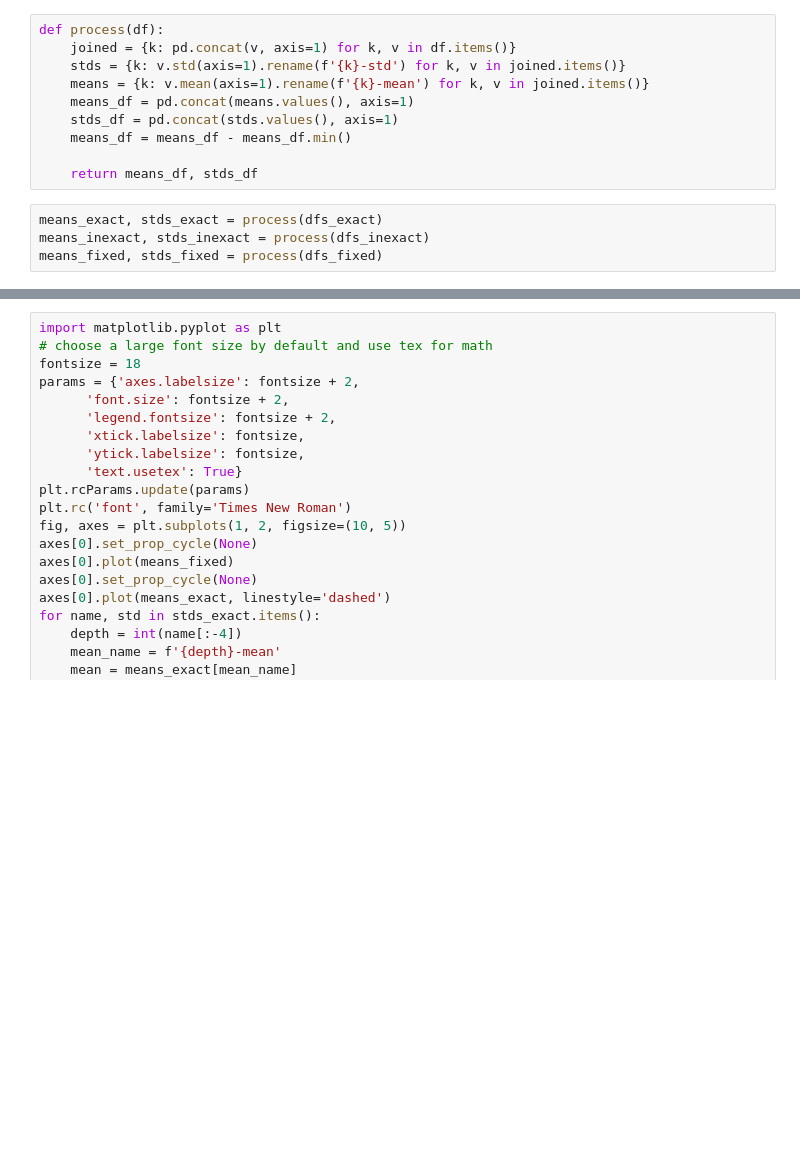
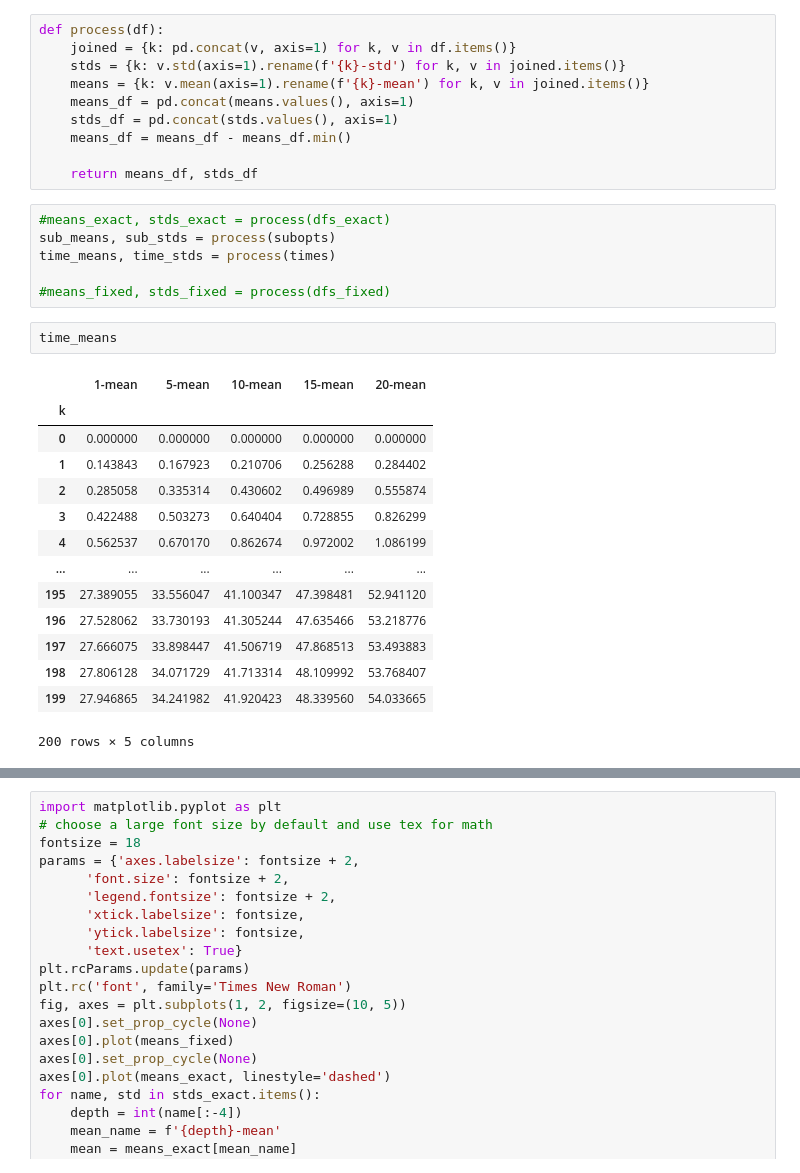
Before and after one commit to kprotopapas/pmdlookahead, a Jupyter notebook: analysis.ipynb, the cells around one changed output, grey strips where cells are left out. Saved outputs shown, nothing was run; the diff lists cells and outputs as text; blank space fills up the shorter version.

```diff
--- a/analysis.ipynb
+++ b/analysis.ipynb
@@ -42,6 +43,25 @@ def process(df):
 
     return means_df, stds_df
 # %%
-means_exact, stds_exact = process(dfs_exact)
-means_inexact, stds_inexact = process(dfs_inexact)
-means_fixed, stds_fixed = process(dfs_fixed)
+#means_exact, stds_exact = process(dfs_exact)
+sub_means, sub_stds = process(subopts)
+time_means, time_stds = process(times)
+
+#means_fixed, stds_fixed = process(dfs_fixed)
+# %%
+time_means
+# %% [output]
+|  | 1-mean | 5-mean | 10-mean | 15-mean | 20-mean |
+| k |  |  |  |  |  |
+| 0 | 0.000000 | 0.000000 | 0.000000 | 0.000000 | 0.000000 |
+| 1 | 0.143843 | 0.167923 | 0.210706 | 0.256288 | 0.284402 |
+| 2 | 0.285058 | 0.335314 | 0.430602 | 0.496989 | 0.555874 |
+| 3 | 0.422488 | 0.503273 | 0.640404 | 0.728855 | 0.826299 |
+| 4 | 0.562537 | 0.670170 | 0.862674 | 0.972002 | 1.086199 |
+| ... | ... | ... | ... | ... | ... |
+| 195 | 27.389055 | 33.556047 | 41.100347 | 47.398481 | 52.941120 |
+| 196 | 27.528062 | 33.730193 | 41.305244 | 47.635466 | 53.218776 |
+| 197 | 27.666075 | 33.898447 | 41.506719 | 47.868513 | 53.493883 |
+| 198 | 27.806128 | 34.071729 | 41.713314 | 48.109992 | 53.768407 |
+| 199 | 27.946865 | 34.241982 | 41.920423 | 48.339560 | 54.033665 |
+200 rows × 5 columns
```
Also changed, not shown: parts of 7 cells of this notebook, 4 other files.
